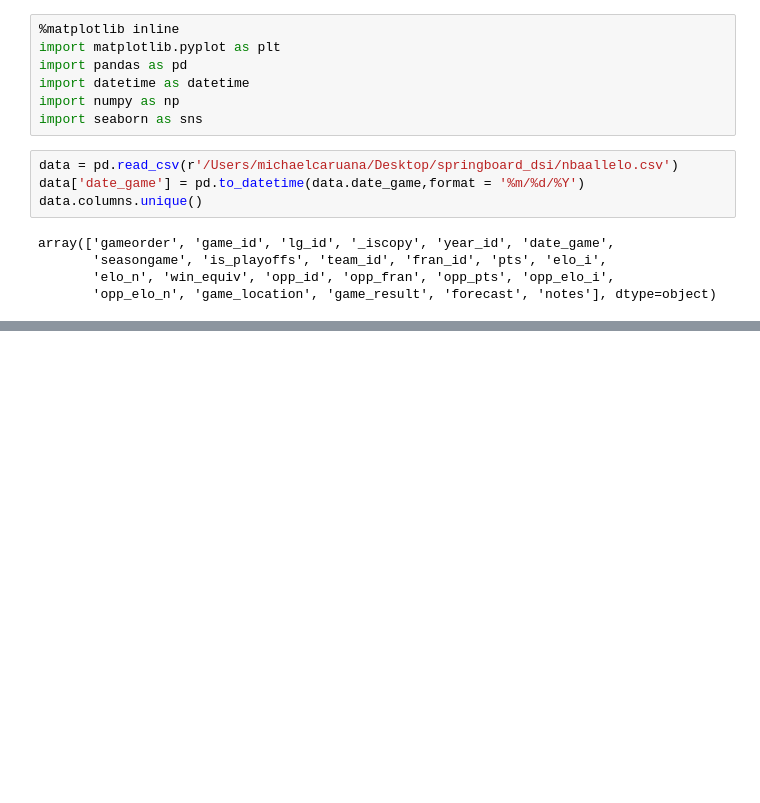
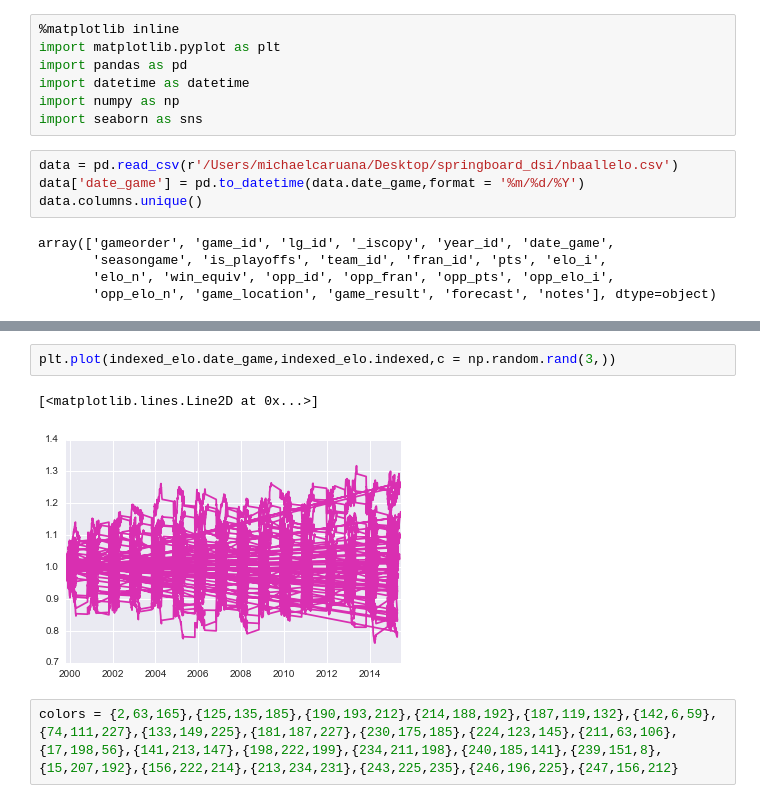
Before and after one commit to mcaruana/springboard_dsi, a Jupyter notebook: DSI_DataStory.ipynb, the cells around one changed output, grey strips where cells are left out. Cells and saved outputs as stored; diff of their text form; blank space fills up the shorter version.

```diff
--- a/DSI_DataStory.ipynb
+++ b/DSI_DataStory.ipynb
@@ -66,0 +133,7 @@ TypeError: boxplot() missing 1 required positional argument: 'vals'
+# %%
+plt.plot(indexed_elo.date_game,indexed_elo.indexed,c = np.random.rand(3,))
+# %% [output]
+[<matplotlib.lines.Line2D at 0x...>]
+[figure, added]
+# %%
+colors = {2,63,165},{125,135,185},{190,193,212},{214,188,192},{187,119,132},{142,6,59},{74,111,227},{133,149,225},{181,187,227},{230,175,185},{224,123,145},{211,63,106},{17,198,56},{141,213,147},{198,222,199},{234,211,198},{240,185,141},{239,151,8},{15,207,192},{156,222,214},{213,234,231},{243,225,235},{246,196,225},{247,156,212}
```
Also changed, not shown: parts of 17 cells of this notebook.
